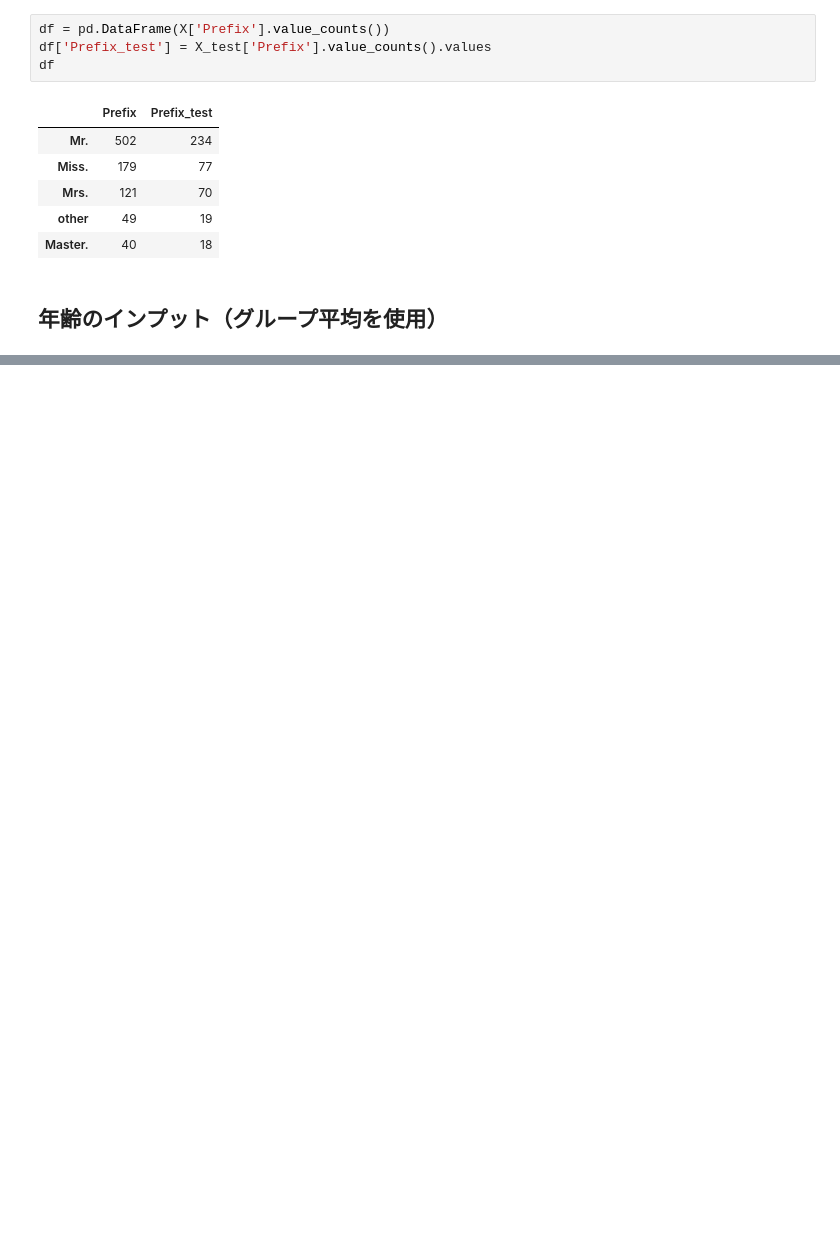
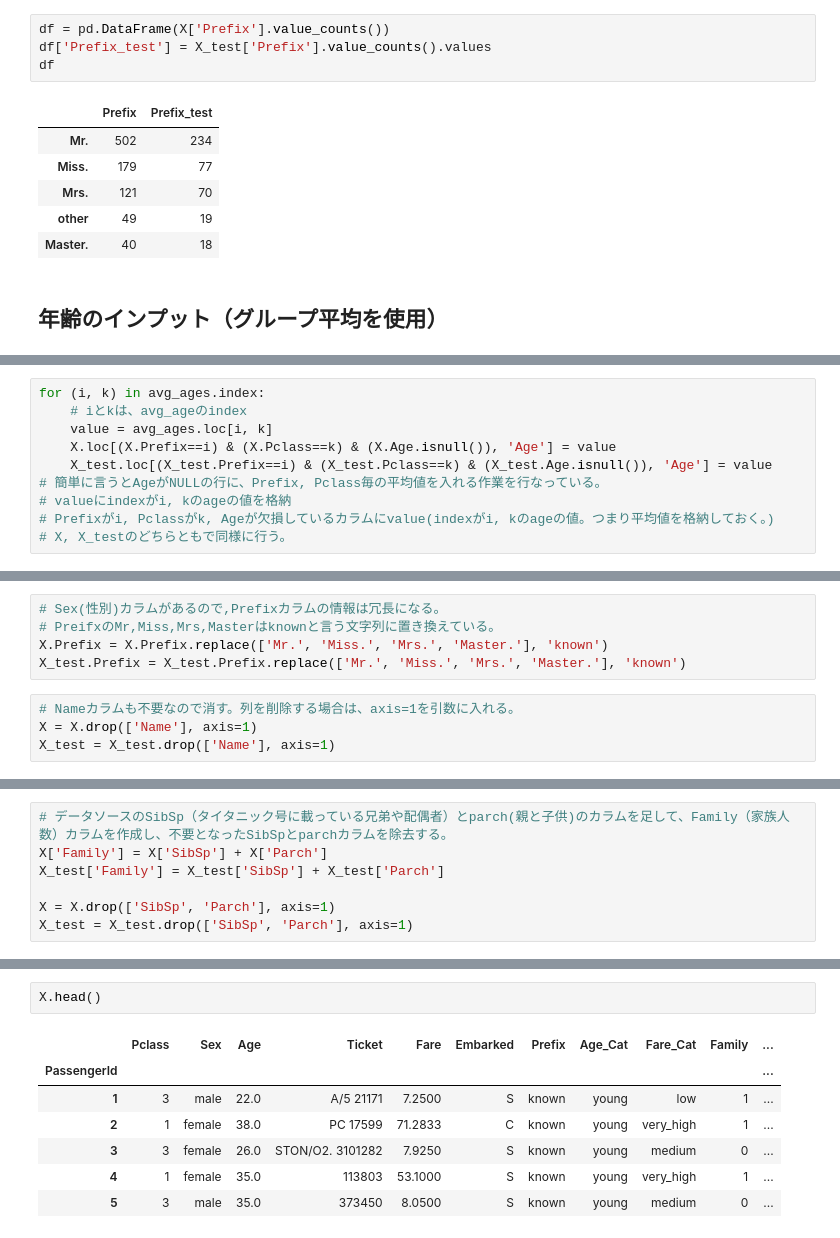
Before and after one commit to gussan-me/titanic_kaggle_practice, a Jupyter notebook: Desktop/ポートフォリオ用/titanic.ipynb, the cells around one changed output, grey strips where cells are left out. Saved outputs shown, nothing was run; the diff lists cells and outputs as text; blank space fills up the shorter version.

```diff
--- a/Desktop/ポートフォリオ用/titanic.ipynb
+++ b/Desktop/ポートフォリオ用/titanic.ipynb
@@ -318,0 +343,10 @@ df
+# %%
+for (i, k) in avg_ages.index:
+    # iとkは、avg_ageのindex
+    value = avg_ages.loc[i, k]
+    X.loc[(X.Prefix==i) & (X.Pclass==k) & (X.Age.isnull()), 'Age'] = value
+    X_test.loc[(X_test.Prefix==i) & (X_test.Pclass==k) & (X_test.Age.isnull()), 'Age'] = value
+# 簡単に言うとAgeがNULLの行に、Prefix, Pclass毎の平均値を入れる作業を行なっている。
+# valueにindexがi, kのageの値を格納
+# Prefixがi, Pclassがk, Ageが欠損しているカラムにvalue(indexがi, kのageの値。つまり平均値を格納しておく。)
+# X, X_testのどちらともで同様に行う。
@@ -318,0 +369,9 @@ df
+# %%
+# Sex(性別)カラムがあるので,Prefixカラムの情報は冗長になる。
+# PreifxのMr,Miss,Mrs,Masterはknownと言う文字列に置き換えている。
+X.Prefix = X.Prefix.replace(['Mr.', 'Miss.', 'Mrs.', 'Master.'], 'known')
+X_test.Prefix = X_test.Prefix.replace(['Mr.', 'Miss.', 'Mrs.', 'Master.'], 'known')
+# %%
+# Nameカラムも不要なので消す。列を削除する場合は、axis=1を引数に入れる。
+X = X.drop(['Name'], axis=1)
+X_test = X_test.drop(['Name'], axis=1)
@@ -318,0 +438,7 @@ df
+# %%
+# データソースのSibSp（タイタニック号に載っている兄弟や配偶者）とparch(親と子供)のカラムを足して、Family（家族人数）カラムを作成し、不要となったSibSpとparchカラムを除去する。
+X['Family'] = X['SibSp'] + X['Parch']
+X_test['Family'] = X_test['SibSp'] + X_test['Parch']
+
+X = X.drop(['SibSp', 'Parch'], axis=1)
+X_test = X_test.drop(['SibSp', 'Parch'], axis=1)
@@ -318,0 +473,10 @@ df
+# %%
+X.head()
+# %% [output]
+|  | Pclass | Sex | Age | Ticket | Fare | Embarked | Prefix | Age_Cat | Fare_Cat | Family | ... |
+| PassengerId |  |  |  |  |  |  |  |  |  |  | ... |
+| 1 | 3 | male | 22.0 | A/5 21171 | 7.2500 | S | known | young | low | 1 | ... |
+| 2 | 1 | female | 38.0 | PC 17599 | 71.2833 | C | known | young | very_high | 1 | ... |
+| 3 | 3 | female | 26.0 | STON/O2. 3101282 | 7.9250 | S | known | young | medium | 0 | ... |
+| 4 | 1 | female | 35.0 | 113803 | 53.1000 | S | known | young | very_high | 1 | ... |
+| 5 | 3 | male | 35.0 | 373450 | 8.0500 | S | known | young | medium | 0 | ... |
```
Also changed, not shown: parts of 17 cells of this notebook.
